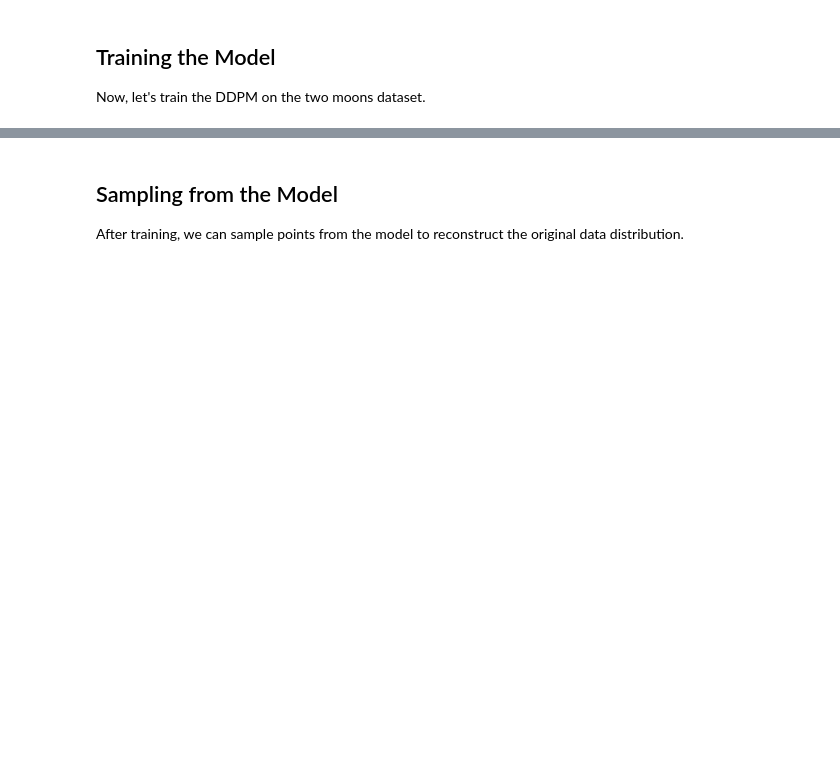
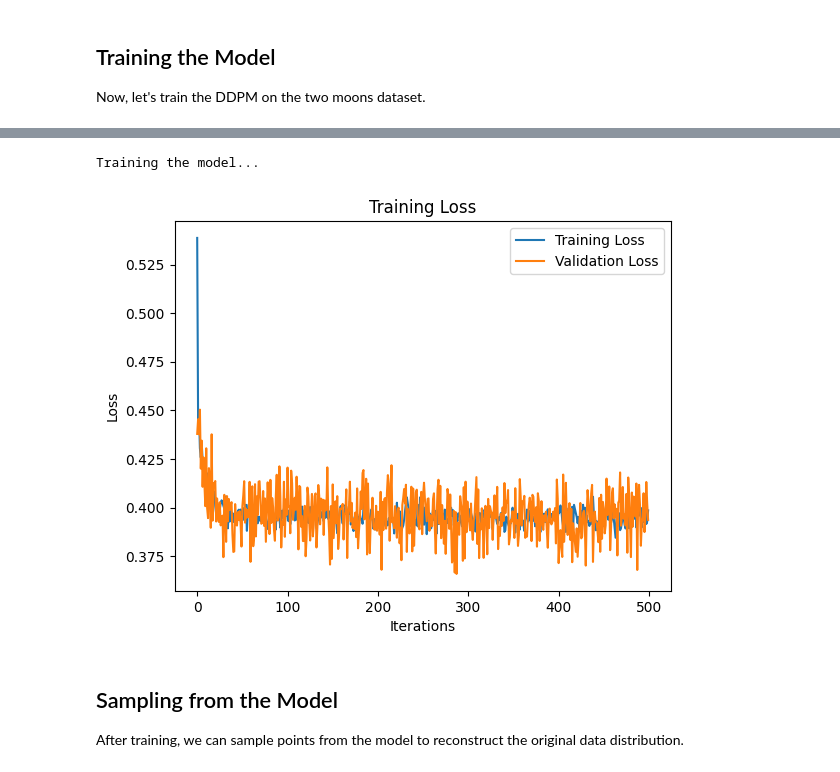
Before and after one commit to afshinbigboy/gm-samples, a Jupyter notebook: ddpm.ipynb, the cells around one changed output, grey strips where cells are left out. Saved outputs shown, nothing was run; the diff lists cells and outputs as text; code cells hidden in the pictures; blank space fills up the shorter version.

```diff
--- a/ddpm.ipynb
+++ b/ddpm.ipynb
@@ -112,3 +148,60 @@ RuntimeError: The size of tensor a (128) must match the size of tensor b (500) a
+# %%
+epochs = 500
+
+tqdm.write('Training the model...')
+pbar = tqdm(range(epochs), desc='Epochs')
+
+
+tr_losses, vl_losses = [], []
+best_loss = np.inf
+
+# Training loop
+for epoch in pbar:
+    tr_itr_losses = []
+    for data in dataloader_tr:
+        x_0 = data.to(device)
+        t = torch.randint(0, timesteps, (x_0.shape[0],), device=x_0.device)
+
+        loss = ddpm.loss(x_0, t)
+        tr_itr_losses.append(loss.item())
+
+        optimizer.zero_grad()
+        loss.backward()
+        optimizer.step()
+
+    mean_tr_loss = np.mean(tr_itr_losses)
+    tr_losses.append(mean_tr_loss)
+
+    with torch.no_grad():
+        vl_itr_losses = []
+        for data in dataloader_vl:
+            x_0 = data.to(device)
+            t = torch.randint(0, timesteps, (x_0.shape[0],), device=x_0.device)
+            loss = ddpm.loss(x_0, t)
+            vl_itr_losses.append(loss.item())
+        mean_vl_loss = np.mean(vl_itr_losses)
+
+        pbar.set_postfix({'Validation Loss': mean_vl_loss})
+        vl_losses.append(mean_vl_loss)
+
+        if mean_vl_loss < best_loss:
+            best_loss = mean_vl_loss
+            best_ddpm = deepcopy(ddpm)
+            # torch.save(ddpm.state_dict(), 'ddpm_best.pth')
+
+    pbar.set_description(f'Epoch {epoch + 1}/{epochs}, Tr_Loss: {mean_tr_loss:0.5f}, Vl_Loss: {mean_vl_loss:0.5f}')
+
+
+plt.plot(tr_losses, label='Training Loss')
+plt.plot(vl_losses, label='Validation Loss')
+plt.legend()
+plt.title('Training Loss')
+plt.xlabel('Iterations')
+plt.ylabel('Loss')
+plt.show()
+# %% [output]
+Training the model...
+[figure, added]
 # %% [markdown]
 ## Sampling from the Model
 After training, we can sample points from the model to reconstruct the original data distribution.
```
Also changed, not shown: parts of 12 cells of this notebook, 5 other files.
